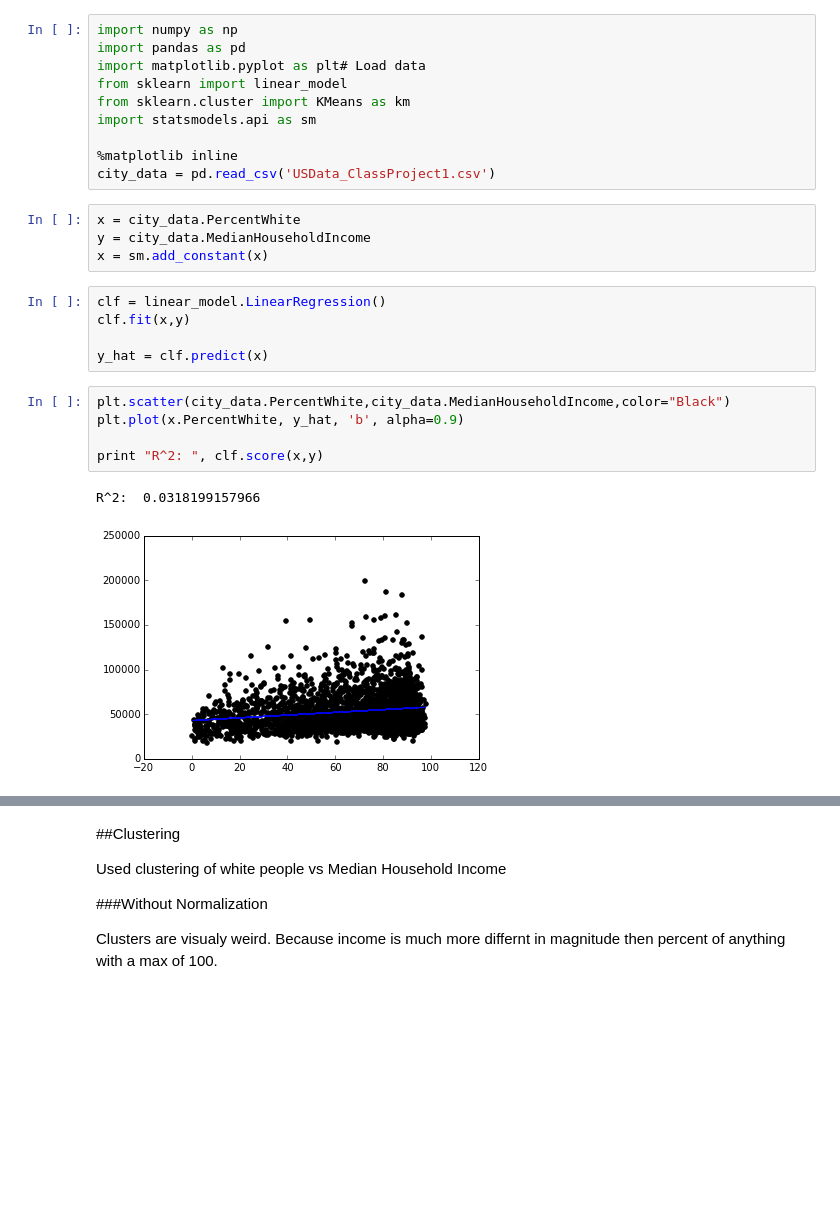
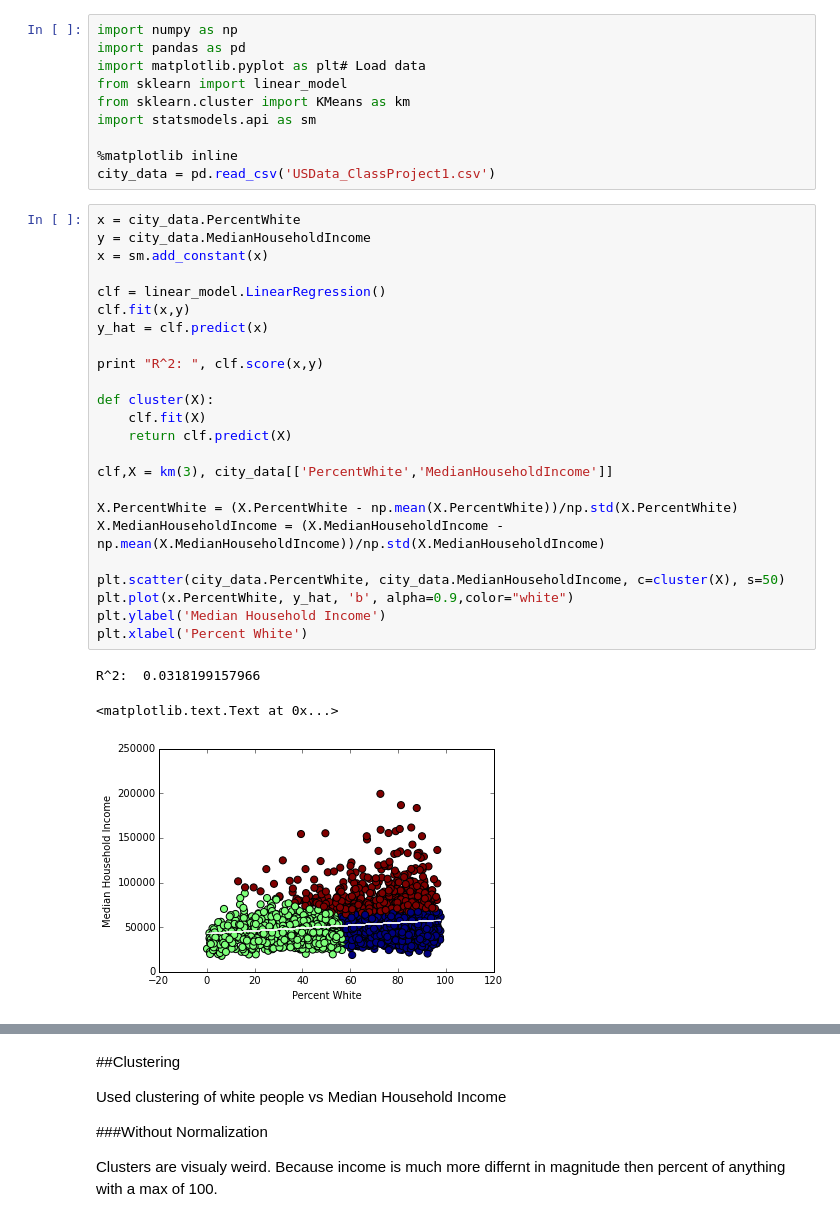
Before and after one commit to hunterboerner/data-science-project, a Jupyter notebook: PercentWhite Analysis.ipynb, the cells around one changed output, grey strips where cells are left out. Cells and saved outputs as stored; diff of their text form; blank space fills up the shorter version.

```diff
--- a/PercentWhite Analysis.ipynb
+++ b/PercentWhite Analysis.ipynb
@@ -8,20 +8,31 @@ import statsmodels.api as sm
 
 %matplotlib inline
 city_data = pd.read_csv('USData_ClassProject1.csv')
-# %%
-x = city_data.PercentWhite
-y = city_data.MedianHouseholdIncome
-x = sm.add_constant(x)
-# %%
-clf = linear_model.LinearRegression()
-clf.fit(x,y)
-
-y_hat = clf.predict(x)
-# %%
-plt.scatter(city_data.PercentWhite,city_data.MedianHouseholdIncome,color="Black")
-plt.plot(x.PercentWhite, y_hat, 'b', alpha=0.9)
-
-print "R^2: ", clf.score(x,y)
-# %% [output]
-R^2:  0.0318199157966
-[figure, removed]
+# %%
+x = city_data.PercentWhite
+y = city_data.MedianHouseholdIncome
+x = sm.add_constant(x)
+
+clf = linear_model.LinearRegression()
+clf.fit(x,y)
+y_hat = clf.predict(x)
+
+print "R^2: ", clf.score(x,y)
+
+def cluster(X):
+    clf.fit(X)
+    return clf.predict(X)
+
+clf,X = km(3), city_data[['PercentWhite','MedianHouseholdIncome']]
+
+X.PercentWhite = (X.PercentWhite - np.mean(X.PercentWhite))/np.std(X.PercentWhite)
+X.MedianHouseholdIncome = (X.MedianHouseholdIncome - np.mean(X.MedianHouseholdIncome))/np.std(X.MedianHouseholdIncome)
+
+plt.scatter(city_data.PercentWhite, city_data.MedianHouseholdIncome, c=cluster(X), s=50)
+plt.plot(x.PercentWhite, y_hat, 'b', alpha=0.9,color="white")
+plt.ylabel('Median Household Income')
+plt.xlabel('Percent White')
+# %% [output]
+R^2:  0.0318199157966
+<matplotlib.text.Text at 0x...>
+[figure, added]
```
Also changed, not shown: parts of 12 cells of this notebook.
